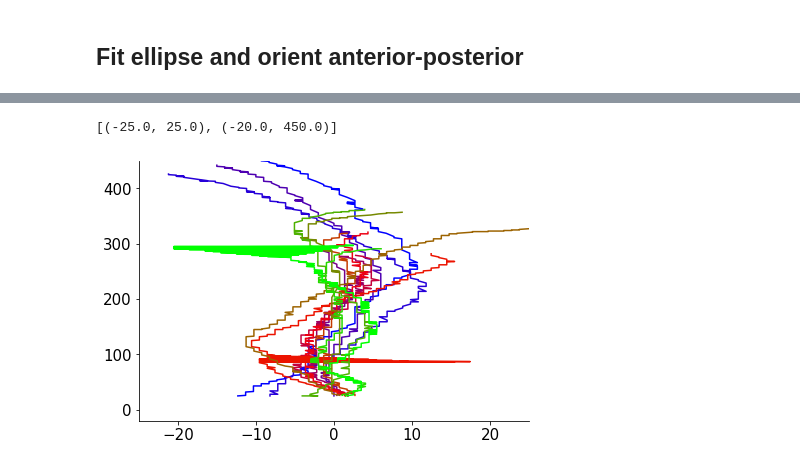
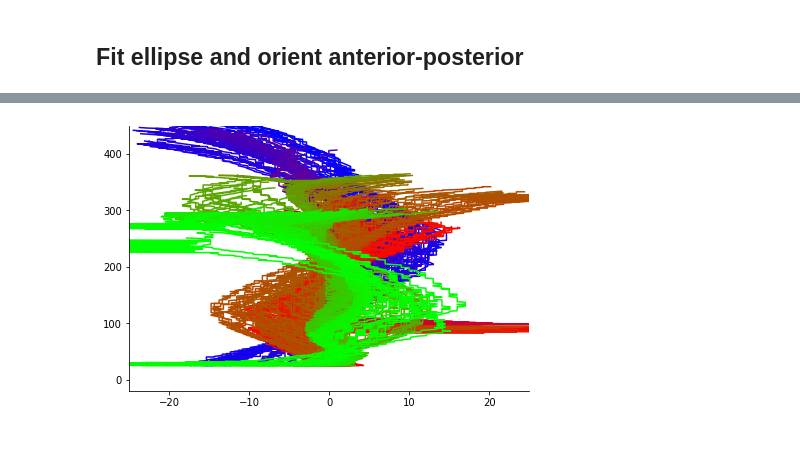
Before and after one commit to mikehemberger/rotifer-locomotion, a Jupyter notebook: seg-mask-analysis-swimming.ipynb, the cells around one changed output, grey strips where cells are left out. Saved outputs shown, nothing was run; the diff lists cells and outputs as text; code cells hidden in the pictures.

```diff
--- a/seg-mask-analysis-swimming.ipynb
+++ b/seg-mask-analysis-swimming.ipynb
@@ -313,8 +272,9 @@ for nth, row in df.iterrows():
     rot_imgs.append(cv2.warpAffine(src=cimg, M=rotate_matrix, dsize=(w, h)))
     rot_masks.append(cv2.warpAffine(src=cmask, M=rotate_matrix, dsize=(w, h)))
 
-    if  nth % every_nth_frame == 0:
+    #if  nth % every_nth_frame == 0:
         # Thinning / skeletonize
-        cthin = morph.thin(cmask).astype("uint8")
+    # ALREADY THINNED > TAKE CARE OF THIS!!!
+    #cthin = morph.thin(cmask).astype("uint8")
         #print(nth, cimg.dtype, cmask.dtype, cthin.dtype)
-        rot_thin.append(cv2.warpAffine(src=cthin, M=rotate_matrix, dsize=(w, h)))
+    #rot_thin.append(cv2.warpAffine(src=cthin, M=rotate_matrix, dsize=(w, h)))
@@ -336,9 +280,0 @@ for nth, row in df.iterrows():
-# %%
-counter=0
-for nth, row in df.iterrows():
-    if  nth % every_nth_frame == 0:
-        plt.figure()
-        plt.imshow(rot_imgs[nth])
-        y, x = np.where(rot_thin[counter] != 0)
-        plt.plot(x,y, "-k")
-        counter += 1
@@ -374,0 +296,19 @@ video.release()
+# %%
+SAVE_SKELETON = False
+if SAVE_SKELETON:
+    np.save(f"skeletonized{vid_filename}", rot_thin)
+else:
+    rot_thin = np.load(f"skeletonized{vid_filename}.npy")
+
+# rot_thin_loaded
+# %%
+window_size = 10
+
+plt.figure(figsize=(8, 8))
+for sframe in selected_frames:  # rot_thin[::2]for nth, line in enumerate(rot_thin_loaded):
+    line = rot_thin[sframe]
+    y, x = np.where(line != 0)
+    y = y - y.max()# idx = y >= 25
+    plt.plot(x, y * -1, "-", color=colors[sframe], lw=2)
+
+plt.xlim(460,550);plt.ylim(-5,370);
@@ -375,16 +317,17 @@ video.release()
 # %%
-rot_thin[0]
+SAVE_FIGURES = False
+#rot_thin[0]
 fig, ax = plt.subplots(layout="constrained")
-for nth, line in enumerate(rot_thin):
+for nth, line in enumerate(rot_thin):  # for nth, line in enumerate(rot_thin_loaded):
     y, x = np.where(line != 0)
     y = y - y.min()
     idx = y >= 25
     x = x[idx] - x[idx].mean()
     y = y[idx]
-    ax.plot(x, y, "-", color=sub_colors[nth])
+    ax.plot(x, y, "-", color=colors[nth])
     #ax[0].invert_yaxis()
 
 ax.set(xlim=(-25,25), ylim=(-20, 450))
+if SAVE_FIGURES: fig.savefig(f"{save_figure_path}-skeleton.jpg", dpi=300)
 # %% [output]
-[(-25.0, 25.0), (-20.0, 450.0)]
-[figure, old version]
+[figure, new version]
```
Also changed, not shown: parts of 27 cells of this notebook, 51 other files.
